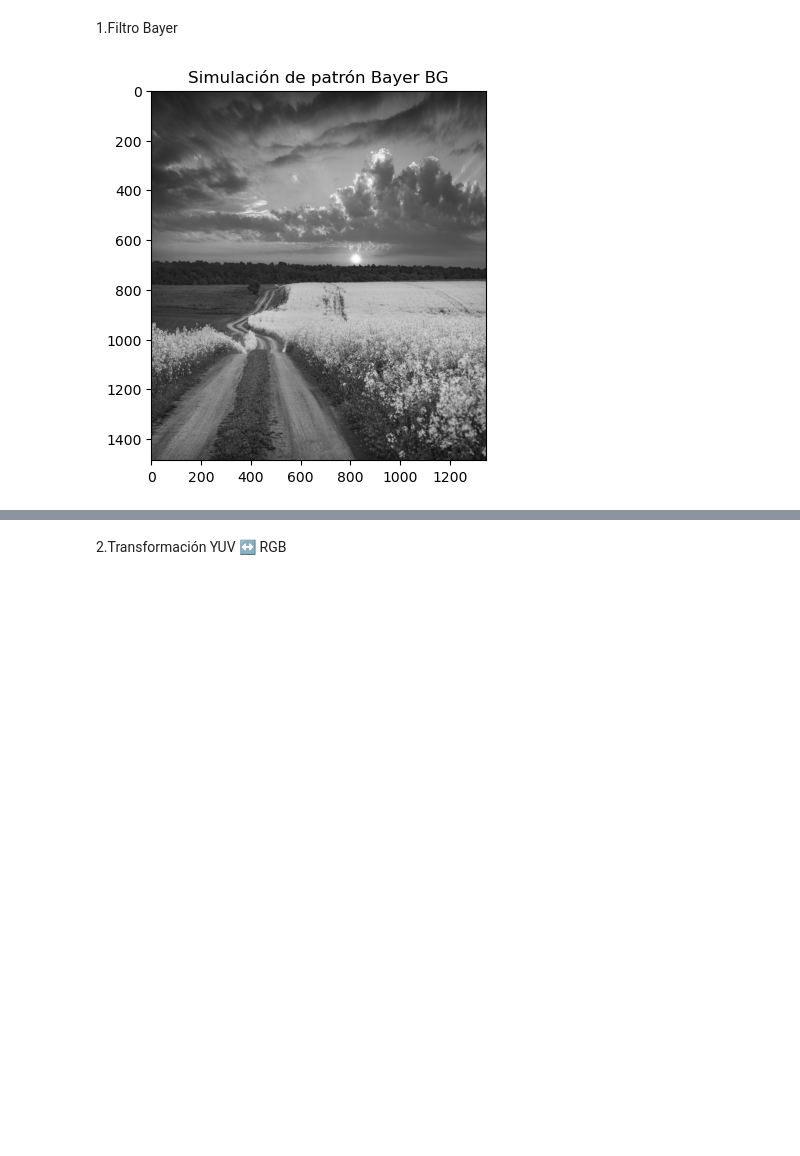
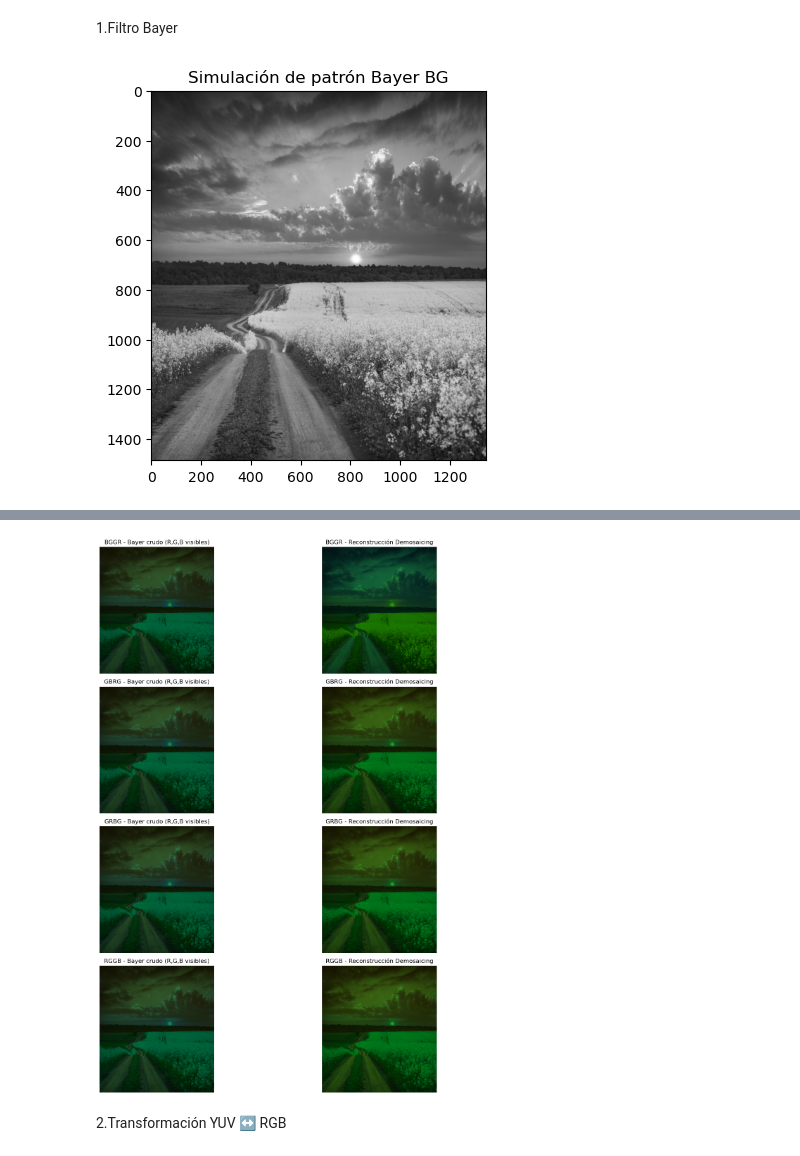
Before and after one commit to Iamvalentina2020/pdi26, a Jupyter notebook: CLASE11032026/filtrobayer/bayer.ipynb, the cells around one changed output, grey strips where cells are left out. Saved outputs shown, nothing was run; the diff lists cells and outputs as text; code cells hidden in the pictures; blank space fills up the shorter version.

```diff
--- a/CLASE11032026/filtrobayer/bayer.ipynb
+++ b/CLASE11032026/filtrobayer/bayer.ipynb
@@ -60,3 +22,79 @@ plt.show()
+# %%
+import cv2
+import numpy as np
+import matplotlib.pyplot as plt
+
+imagen_bgr = cv2.imread('imagen.jpg')
+if imagen_bgr is None:
+    raise ValueError("No se pudo cargar la imagen. Verifica la ruta.")
+
+imagen_rgb = cv2.cvtColor(imagen_bgr, cv2.COLOR_BGR2RGB)
+
+patterns = ["BGGR", "GBRG", "GRBG", "RGGB"]
+
+def simulate_bayer_rgb(img_rgb, pattern):
+    h, w, _ = img_rgb.shape
+    bayer = np.zeros_like(img_rgb)
+
+    R = img_rgb[:, :, 0]
+    G = img_rgb[:, :, 1]
+    B = img_rgb[:, :, 2]
+
+    if pattern == "BGGR":
+        bayer[::2, ::2, 2] = R[::2, ::2]    # Rojo
+        bayer[1::2, 1::2, 0] = B[1::2, 1::2]  # Azul
+        bayer[::2, 1::2, 1] = G[::2, 1::2]  # Verde
+        bayer[1::2, ::2, 1] = G[1::2, ::2]  # Verde
+    elif pattern == "GBRG":
+        bayer[::2, ::2, 1] = G[::2, ::2]
+        bayer[::2, 1::2, 0] = B[::2, 1::2]
+        bayer[1::2, ::2, 2] = R[1::2, ::2]
+        bayer[1::2, 1::2, 1] = G[1::2, 1::2]
+    elif pattern == "GRBG":
+        bayer[::2, ::2, 1] = G[::2, ::2]
+        bayer[::2, 1::2, 2] = R[::2, 1::2]
+        bayer[1::2, ::2, 0] = B[1::2, ::2]
+        bayer[1::2, 1::2, 1] = G[1::2, 1::2]
+    elif pattern == "RGGB":
+        bayer[::2, ::2, 2] = R[::2, ::2]
+        bayer[::2, 1::2, 1] = G[::2, 1::2]
+        bayer[1::2, ::2, 1] = G[1::2, ::2]
+        bayer[1::2, 1::2, 0] = B[1::2, 1::2]
+
+    return bayer
+
+plt.figure(figsize=(16, 16))
+
+for i, pattern in enumerate(patterns, 1):
+    bayer_rgb = simulate_bayer_rgb(imagen_rgb, pattern)
+
+    sensor_gray = cv2.cvtColor(bayer_rgb, cv2.COLOR_RGB2GRAY)
+
+    if pattern == "BGGR":
+        code = cv2.COLOR_BAYER_BG2BGR
+    elif pattern == "GBRG":
+        code = cv2.COLOR_BAYER_GB2BGR
+    elif pattern == "GRBG":
+        code = cv2.COLOR_BAYER_GR2BGR
+    else:  # RGGB
+        code = cv2.COLOR_BAYER_RG2BGR
+
+    img_demosaic = cv2.cvtColor(sensor_gray, code)
+
+    plt.subplot(4, 2, 2*i-1)
+    plt.imshow(bayer_rgb)
+    plt.title(f"{pattern} - Bayer crudo (R,G,B visibles)")
+    plt.axis('off')
+
+    plt.subplot(4, 2, 2*i)
+    plt.imshow(cv2.cvtColor(img_demosaic, cv2.COLOR_BGR2RGB))
+    plt.title(f"{pattern} - Reconstrucción Demosaicing")
+    plt.axis('off')
+
+plt.tight_layout()
+plt.show()
+# %% [output]
+[figure, added]
 # %% [markdown]
 2.Transformación YUV ↔ RGB
 # %%
```
Also changed, not shown: parts of 2 cells of this notebook.
